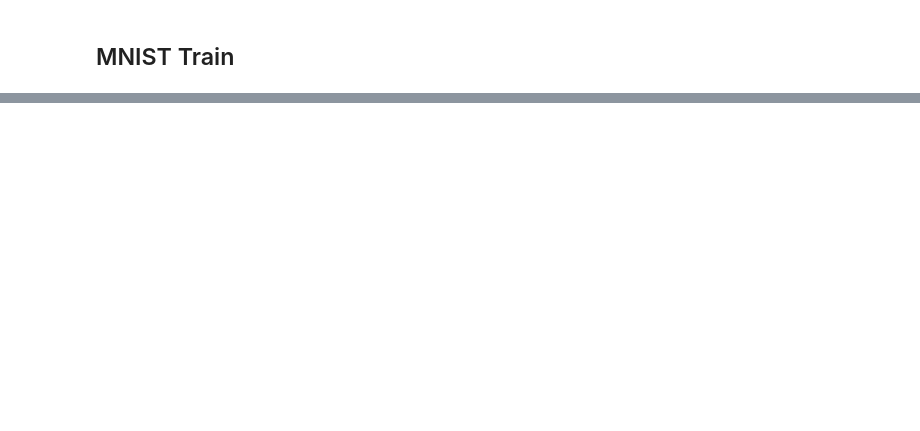
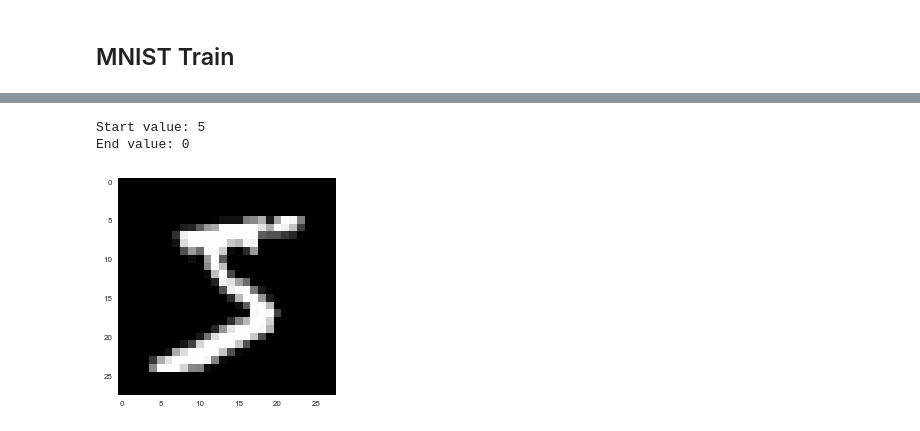
Before and after one commit to 5agado/data-science-learning, a Jupyter notebook: deep learning/Autoencoders.ipynb, the cells around one changed output, grey strips where cells are left out. Saved outputs shown, nothing was run; the diff lists cells and outputs as text; code cells hidden in the pictures; blank space fills up the shorter version.

```diff
--- a/deep learning/Autoencoders.ipynb
+++ b/deep learning/Autoencoders.ipynb
@@ -367,0 +446,16 @@ plot_sample_imgs(manifold,
+# %%
+# indexes of start and end entries in the training data
+start_idx = 0
+end_idx = 1
+
+print("Start value: {}".format(y_train[start_idx]))
+print("End value: {}".format(y_train[end_idx]))
+# %% [output]
+Start value: 5
+End value: 0
+# %%
+plt.imshow(X_train[start_idx].reshape(img_shape[:-1]), cmap='gray')
+#plt.imshow(X_train[end_idx].reshape(img_shape[:-1]), cmap='gray')
+plt.show()
+# %% [output]
+[figure, added]
```
Also changed, not shown: parts of 56 cells of this notebook, 1 other file.
